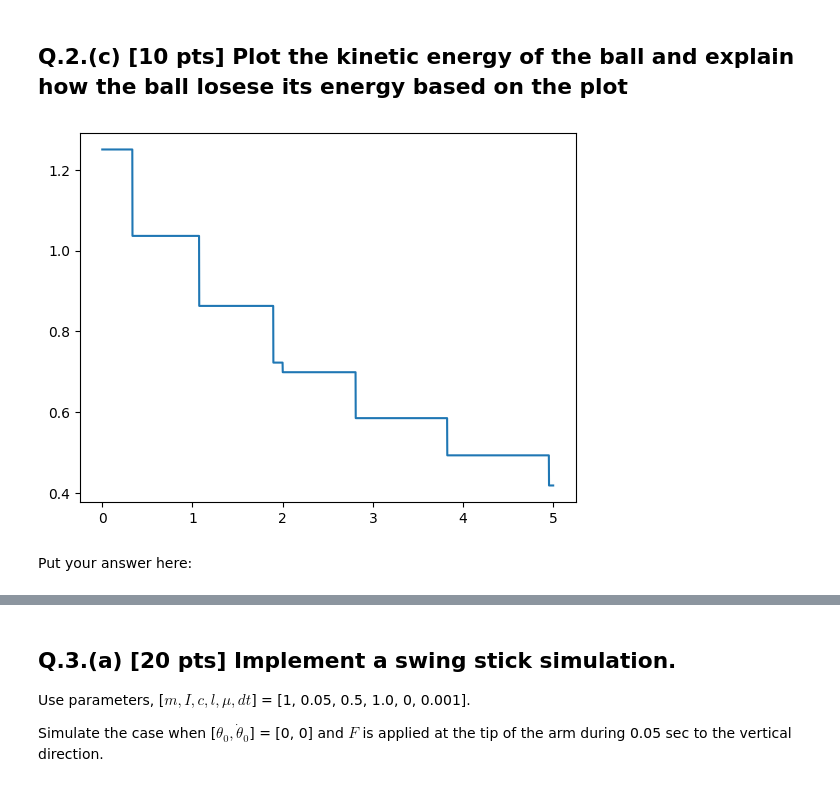
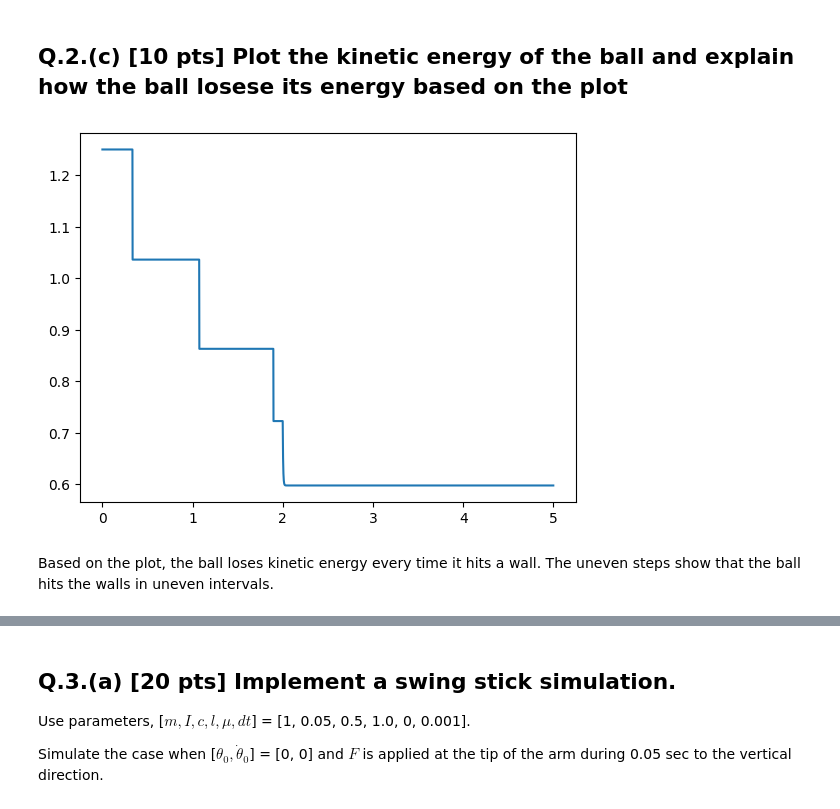
Before and after one commit to wsau2/AI-test, a Jupyter notebook: HW4.ipynb, the cells around one changed output, grey strips where cells are left out. Cells and saved outputs as stored; diff of their text form; code cells hidden in the pictures.

```diff
--- a/HW4.ipynb
+++ b/HW4.ipynb
@@ -272,14 +301,16 @@ HTML(anim.to_html5_video())
 # %%
 kin_energy = np.zeros(N_pinball)
 
 # Put your code: Compute kinetic energy of the ball and plot
+for i in range(N_pinball):
+  kin_energy[i] = 0.5 * np.linalg.norm(v_hist_pinball[i])**2
 
 plt.plot(t_hist_pinball, kin_energy)
 plt.show()
 # %% [output]
-[figure, old version]
+[figure, new version]
-# %% [markdown]
-Put your answer here:
+# %% [markdown]
+Based on the plot, the ball loses kinetic energy every time it hits a wall. The uneven steps show that the ball hits the walls in uneven intervals.
 # %% [markdown]
 # Q.3 [40 pts] Swing Stick
 <img src="https://github.com/DARoSLab/Adv_robot_dyn_ctrl/blob/main/Figures/SwingArm.png?raw=true" width="500">
```
Also changed, not shown: parts of 8 cells of this notebook.
